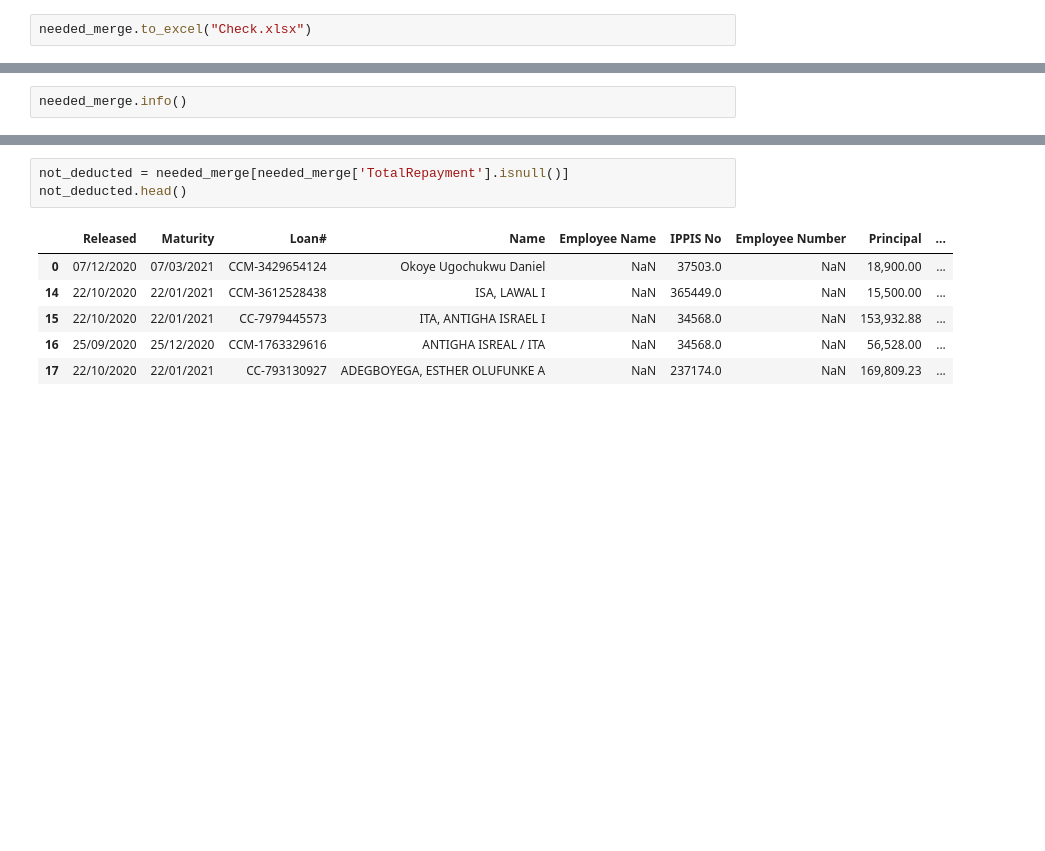
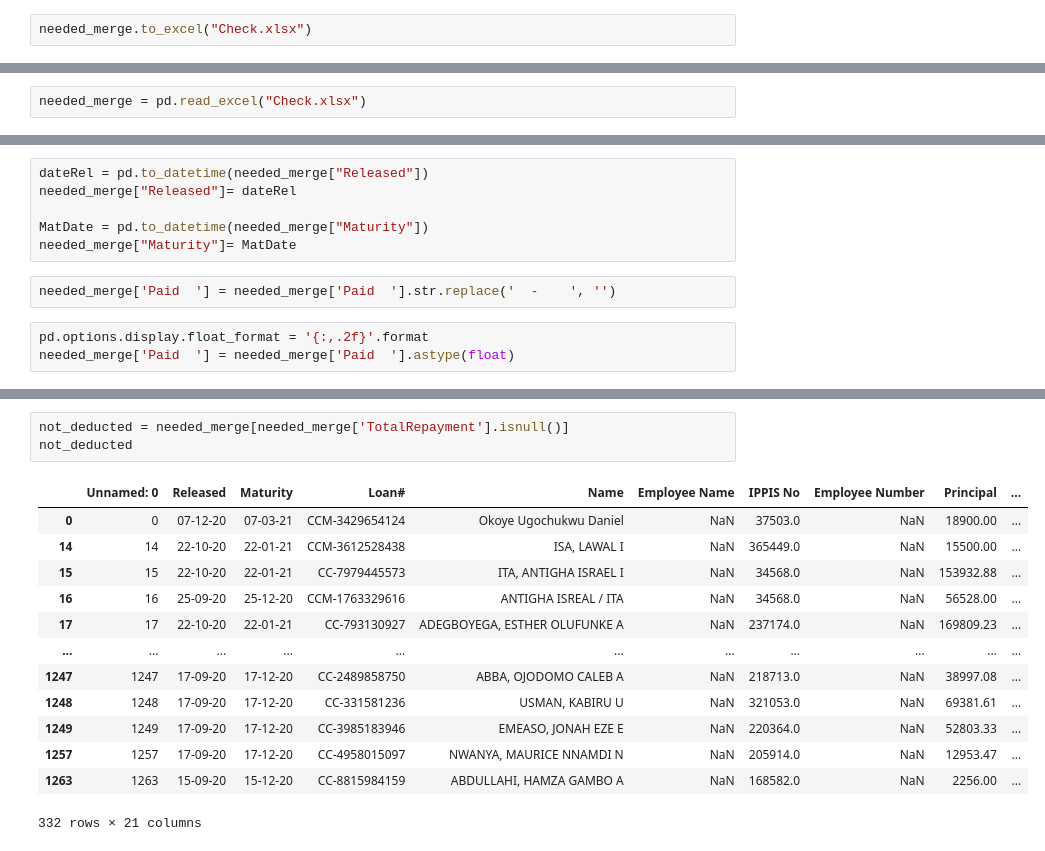
Before and after one commit to dtekluva/cohort3b8wd, a Jupyter notebook: davinchi/IPPIS/ippis_report_cleaning.ipynb, the cells around one changed output, grey strips where cells are left out. Drawn from its saved outputs; the diff is of its cells as text; blank space fills up the shorter version.

```diff
--- a/davinchi/IPPIS/ippis_report_cleaning.ipynb
+++ b/davinchi/IPPIS/ippis_report_cleaning.ipynb
@@ -139,2 +150,2 @@ needed_merge.to_excel("Check.xlsx")
 # %%
-needed_merge.info()
+needed_merge = pd.read_excel("Check.xlsx")
@@ -160,0 +154,11 @@ needed_merge["Credit Difference"] = (needed_merge["Due"]).astype(float) - needed
+# %%
+dateRel = pd.to_datetime(needed_merge["Released"])
+needed_merge["Released"]= dateRel
+
+MatDate = pd.to_datetime(needed_merge["Maturity"])
+needed_merge["Maturity"]= MatDate
+# %%
+needed_merge['Paid  '] = needed_merge['Paid  '].str.replace('  -    ', '')
+# %%
+pd.options.display.float_format = '{:,.2f}'.format
+needed_merge['Paid  '] = needed_merge['Paid  '].astype(float)
@@ -161,12 +187,19 @@ needed_merge["Credit Difference"] = (needed_merge["Due"]).astype(float) - needed
 # %%
 not_deducted = needed_merge[needed_merge['TotalRepayment'].isnull()]
-not_deducted.head()
+not_deducted
 # %% [output]
-|  | Released | Maturity | Loan# | Name | Employee Name | IPPIS No | Employee Number | Principal | ... |
-| 0 | 07/12/2020 | 07/03/2021 | CCM-3429654124 | Okoye Ugochukwu Daniel | NaN | 37503.0 | NaN | 18,900.00 | ... |
-| 14 | 22/10/2020 | 22/01/2021 | CCM-3612528438 | ISA, LAWAL I | NaN | 365449.0 | NaN | 15,500.00 | ... |
-| 15 | 22/10/2020 | 22/01/2021 | CC-7979445573 | ITA, ANTIGHA ISRAEL I | NaN | 34568.0 | NaN | 153,932.88 | ... |
-| 16 | 25/09/2020 | 25/12/2020 | CCM-1763329616 | ANTIGHA ISREAL / ITA | NaN | 34568.0 | NaN | 56,528.00 | ... |
-| 17 | 22/10/2020 | 22/01/2021 | CC-793130927 | ADEGBOYEGA, ESTHER OLUFUNKE A | NaN | 237174.0 | NaN | 169,809.23 | ... |
+|  | Unnamed: 0 | Released | Maturity | Loan# | Name | Employee Name | IPPIS No | Employee Number | Principal | ... |
+| 0 | 0 | 07-12-20 | 07-03-21 | CCM-3429654124 | Okoye Ugochukwu Daniel | NaN | 37503.0 | NaN | 18900.00 | ... |
+| 14 | 14 | 22-10-20 | 22-01-21 | CCM-3612528438 | ISA, LAWAL I | NaN | 365449.0 | NaN | 15500.00 | ... |
+| 15 | 15 | 22-10-20 | 22-01-21 | CC-7979445573 | ITA, ANTIGHA ISRAEL I | NaN | 34568.0 | NaN | 153932.88 | ... |
+| 16 | 16 | 25-09-20 | 25-12-20 | CCM-1763329616 | ANTIGHA ISREAL / ITA | NaN | 34568.0 | NaN | 56528.00 | ... |
+| 17 | 17 | 22-10-20 | 22-01-21 | CC-793130927 | ADEGBOYEGA, ESTHER OLUFUNKE A | NaN | 237174.0 | NaN | 169809.23 | ... |
+| ... | ... | ... | ... | ... | ... | ... | ... | ... | ... | ... |
+| 1247 | 1247 | 17-09-20 | 17-12-20 | CC-2489858750 | ABBA, OJODOMO CALEB A | NaN | 218713.0 | NaN | 38997.08 | ... |
+| 1248 | 1248 | 17-09-20 | 17-12-20 | CC-331581236 | USMAN, KABIRU U | NaN | 321053.0 | NaN | 69381.61 | ... |
+| 1249 | 1249 | 17-09-20 | 17-12-20 | CC-3985183946 | EMEASO, JONAH EZE E | NaN | 220364.0 | NaN | 52803.33 | ... |
+| 1257 | 1257 | 17-09-20 | 17-12-20 | CC-4958015097 | NWANYA, MAURICE NNAMDI N | NaN | 205914.0 | NaN | 12953.47 | ... |
+| 1263 | 1263 | 15-09-20 | 15-12-20 | CC-8815984159 | ABDULLAHI, HAMZA GAMBO A | NaN | 168582.0 | NaN | 2256.00 | ... |
+332 rows × 21 columns
 # %%
 deducted = needed_merge[needed_merge['TotalRepayment'].notnull()]
```
Also changed, not shown: parts of 12 cells of this notebook, 16 other files.
